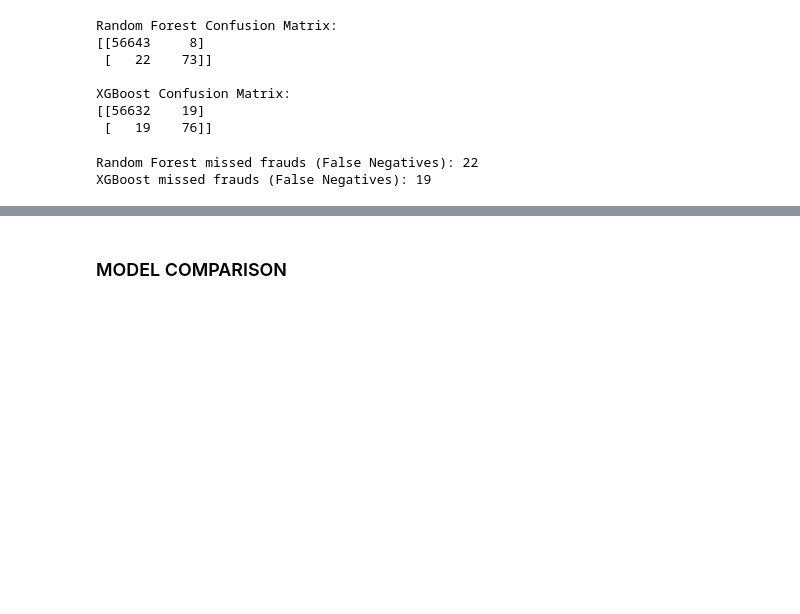
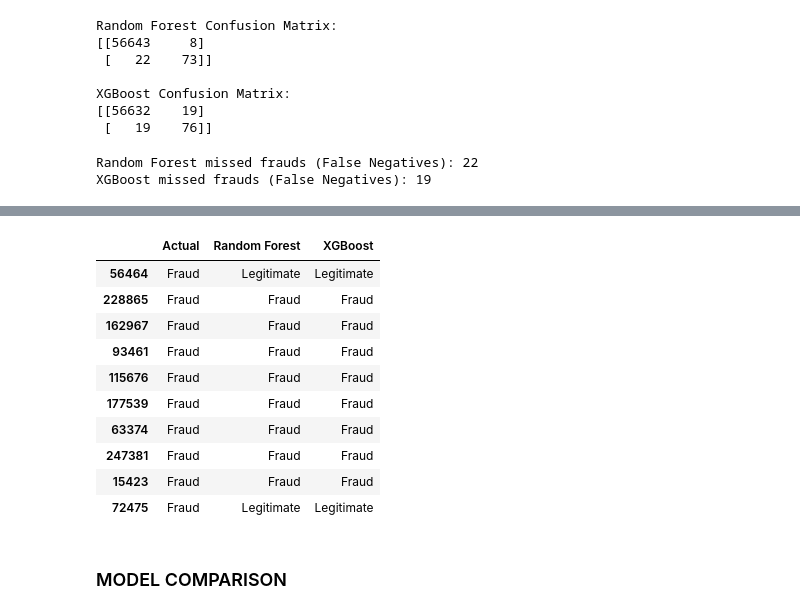
Before and after one commit to EmanQazii/credit-card-fraud-detection-model, a Jupyter notebook: notebooks/credit_card_fraud_detection.ipynb, the cells around one changed output, grey strips where cells are left out. Cells and saved outputs as stored; diff of their text form; code cells hidden in the pictures; blank space fills up the shorter version.

```diff
--- a/notebooks/credit_card_fraud_detection.ipynb
+++ b/notebooks/credit_card_fraud_detection.ipynb
@@ -598,3 +622,33 @@ plt.show()
+# %%
+fraud_test = X_test[y_test == 1]
+
+fraud_indices = fraud_test.sample(
+    n=min(10, len(fraud_test)),
+    random_state=RANDOM_STATE
+).index
+
+fraud_sample_X = X_test.loc[fraud_indices]
+fraud_sample_y = y_test.loc[fraud_indices]
+
+fraud_sample_comparison = pd.DataFrame({
+    "Actual": fraud_sample_y,
+    "Random Forest": rf_model.predict(fraud_sample_X),
+    "XGBoost": xgb_model.predict(fraud_sample_X)
+})
+
+fraud_sample_comparison.replace(label_map)
+# %% [output]
+|  | Actual | Random Forest | XGBoost |
+| 56464 | Fraud | Legitimate | Legitimate |
+| 228865 | Fraud | Fraud | Fraud |
+| 162967 | Fraud | Fraud | Fraud |
+| 93461 | Fraud | Fraud | Fraud |
+| 115676 | Fraud | Fraud | Fraud |
+| 177539 | Fraud | Fraud | Fraud |
+| 63374 | Fraud | Fraud | Fraud |
+| 247381 | Fraud | Fraud | Fraud |
+| 15423 | Fraud | Fraud | Fraud |
+| 72475 | Fraud | Legitimate | Legitimate |
 # %% [markdown]
 ### MODEL COMPARISON
 # %%
```
Also changed, not shown: parts of 11 cells of this notebook, 5 other files.
